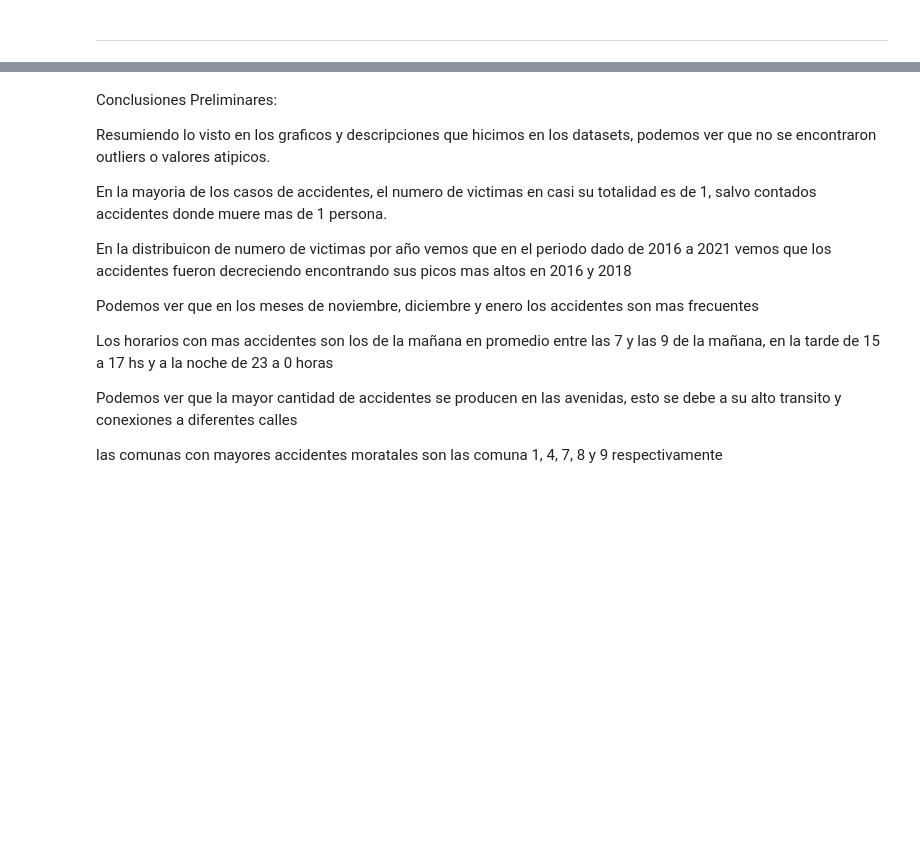
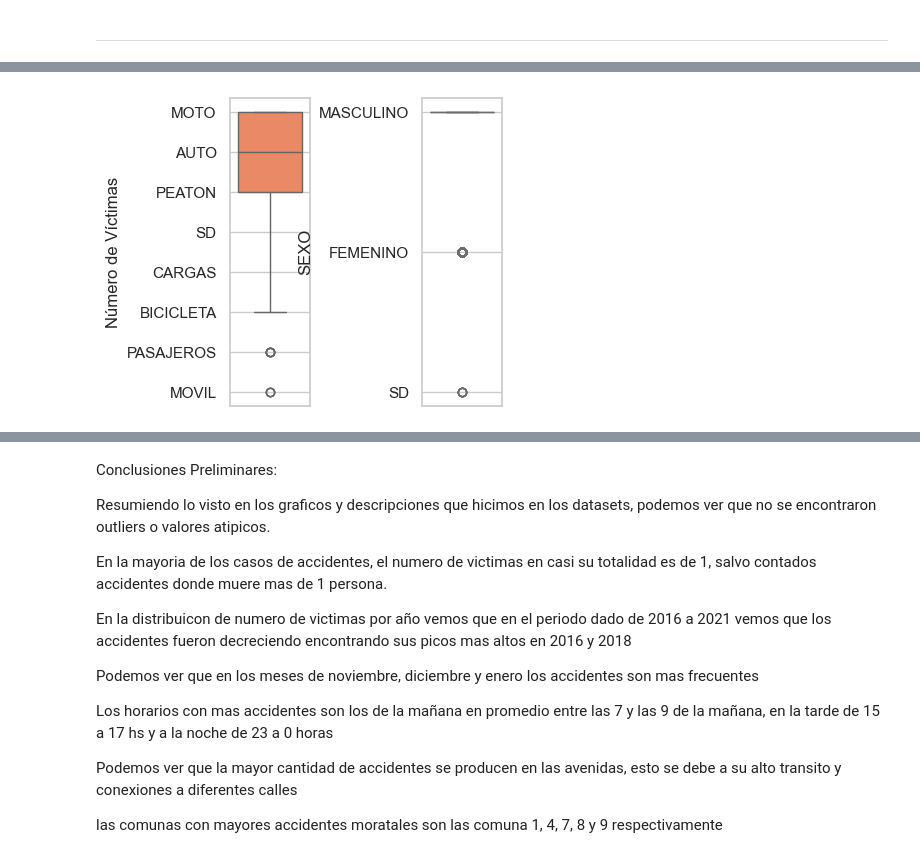
Before and after one commit to Frombini/Proyecto-Siniestros-Viales, a Jupyter notebook: EDA.ipynb, the cells around one changed output, grey strips where cells are left out. Cells and saved outputs as stored; diff of their text form; code cells hidden in the pictures; blank space fills up the shorter version.

```diff
--- a/EDA.ipynb
+++ b/EDA.ipynb
@@ -799,0 +919,18 @@ plt.show()
+# %%
+# Ajustamos el tamaño de la figura
+plt.figure(figsize=(6, 4))
+
+# Subplots para los gráficos
+plt.subplot(1, 5, 1)
+sns.boxplot(data=df_homicidios_victimas, y='VICTIMA', color = "#FF7F50")
+plt.ylabel('Número de Víctimas')
+
+plt.subplot(1, 5, 3)
+sns.boxplot(data=df_homicidios_victimas, y='SEXO', color = "#FA8072")
+plt.ylabel('SEXO')
+
+# Ajustar espaciado entre subplots
+plt.tight_layout()
+plt.show()
+# %% [output]
+[figure, added]
```
Also changed, not shown: parts of 28 cells of this notebook, 4 other files.
